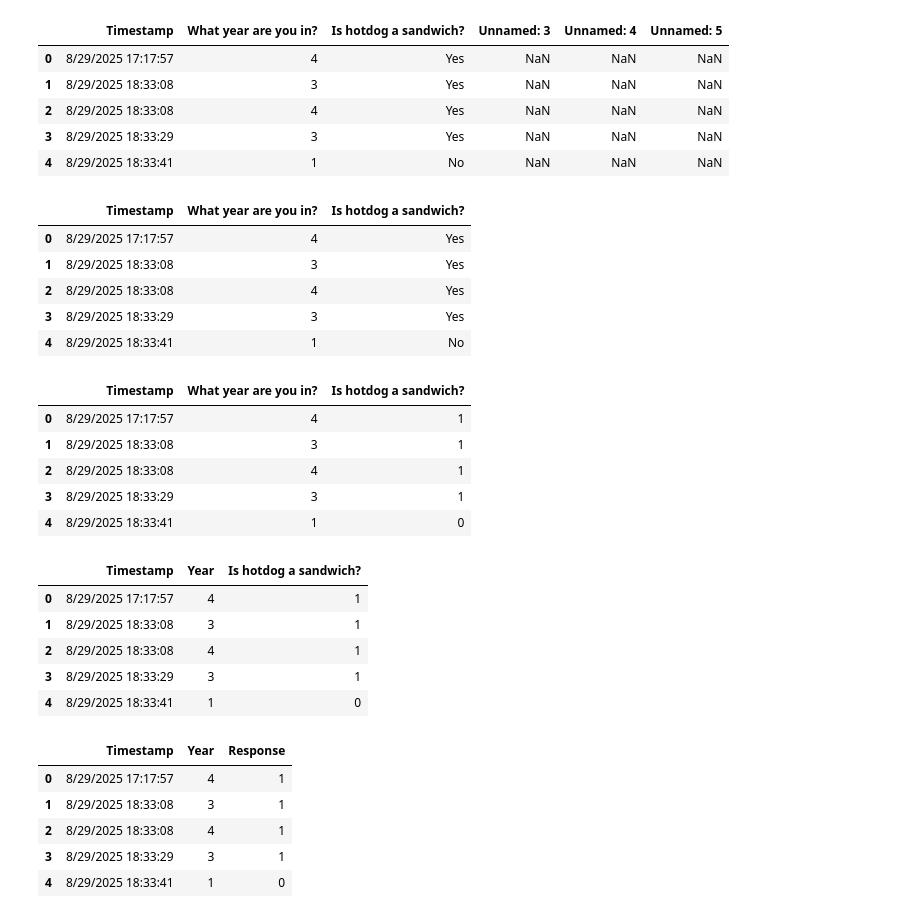
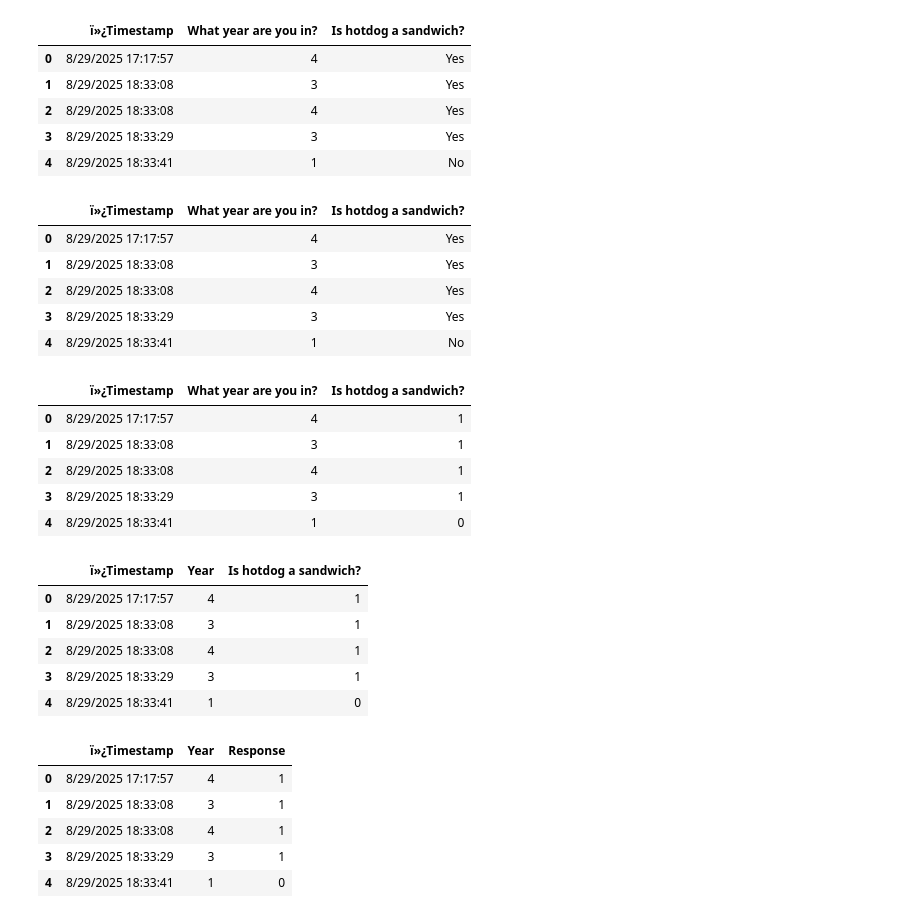
Before and after one commit to anikatrip/DS-4002_AT, a Jupyter notebook: Hot_Dog_data_exploration.ipynb, the cells around one changed output. Drawn from its saved outputs; the diff is of its cells as text; code cells hidden in the pictures.

```diff
--- a/Hot_Dog_data_exploration.ipynb
+++ b/Hot_Dog_data_exploration.ipynb
@@ -2,20 +2,20 @@
 <a href="https://colab.research.google.com/github/anikatrip/DS-4002_AT/blob/main/Hot_Dog_data_exploration.ipynb" target="_parent"><img src="https://colab.research.google.com/assets/colab-badge.svg" alt="Open In Colab"/></a>
 # %%
 import pandas as pd
-df = pd.read_csv('data.csv')
+df = pd.read_csv('hot_dog.csv', encoding='latin-1')
 display(df.head())
 # %% [output]
-|  | Timestamp | What year are you in? | Is hotdog a sandwich? | Unnamed: 3 | Unnamed: 4 | Unnamed: 5 |
-| 0 | 8/29/2025 17:17:57 | 4 | Yes | NaN | NaN | NaN |
-| 1 | 8/29/2025 18:33:08 | 3 | Yes | NaN | NaN | NaN |
-| 2 | 8/29/2025 18:33:08 | 4 | Yes | NaN | NaN | NaN |
-| 3 | 8/29/2025 18:33:29 | 3 | Yes | NaN | NaN | NaN |
-| 4 | 8/29/2025 18:33:41 | 1 | No | NaN | NaN | NaN |
+|  | ï»¿Timestamp | What year are you in? | Is hotdog a sandwich? |
+| 0 | 8/29/2025 17:17:57 | 4 | Yes |
+| 1 | 8/29/2025 18:33:08 | 3 | Yes |
+| 2 | 8/29/2025 18:33:08 | 4 | Yes |
+| 3 | 8/29/2025 18:33:29 | 3 | Yes |
+| 4 | 8/29/2025 18:33:41 | 1 | No |
 # %%
 df = df.dropna(axis=1)
 display(df.head())
 # %% [output]
-|  | Timestamp | What year are you in? | Is hotdog a sandwich? |
+|  | ï»¿Timestamp | What year are you in? | Is hotdog a sandwich? |
 | 0 | 8/29/2025 17:17:57 | 4 | Yes |
 | 1 | 8/29/2025 18:33:08 | 3 | Yes |
 | 2 | 8/29/2025 18:33:08 | 4 | Yes |
@@ -25,7 +25,7 @@ display(df.head())
 df['Is hotdog a sandwich?'] = df['Is hotdog a sandwich?'].map({'Yes': 1, 'No': 0})
 display(df.head())
 # %% [output]
-|  | Timestamp | What year are you in? | Is hotdog a sandwich? |
+|  | ï»¿Timestamp | What year are you in? | Is hotdog a sandwich? |
 | 0 | 8/29/2025 17:17:57 | 4 | 1 |
 | 1 | 8/29/2025 18:33:08 | 3 | 1 |
 | 2 | 8/29/2025 18:33:08 | 4 | 1 |
@@ -35,7 +35,7 @@ display(df.head())
 df= df.rename(columns={'What year are you in?': 'Year'})
 display(df.head())
 # %% [output]
-|  | Timestamp | Year | Is hotdog a sandwich? |
+|  | ï»¿Timestamp | Year | Is hotdog a sandwich? |
 | 0 | 8/29/2025 17:17:57 | 4 | 1 |
 | 1 | 8/29/2025 18:33:08 | 3 | 1 |
 | 2 | 8/29/2025 18:33:08 | 4 | 1 |
@@ -45,7 +45,7 @@ display(df.head())
 df= df.rename(columns={'Is hotdog a sandwich?': 'Response'})
 display(df.head())
 # %% [output]
-|  | Timestamp | Year | Response |
+|  | ï»¿Timestamp | Year | Response |
 | 0 | 8/29/2025 17:17:57 | 4 | 1 |
 | 1 | 8/29/2025 18:33:08 | 3 | 1 |
 | 2 | 8/29/2025 18:33:08 | 4 | 1 |
```
Also changed, not shown: parts of 3 cells of this notebook.
